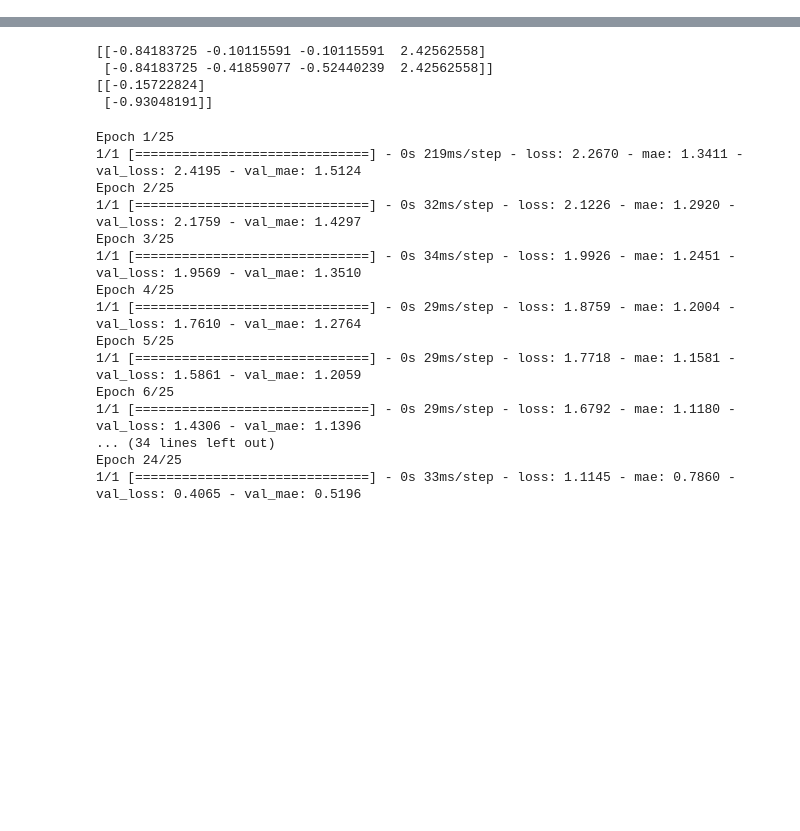
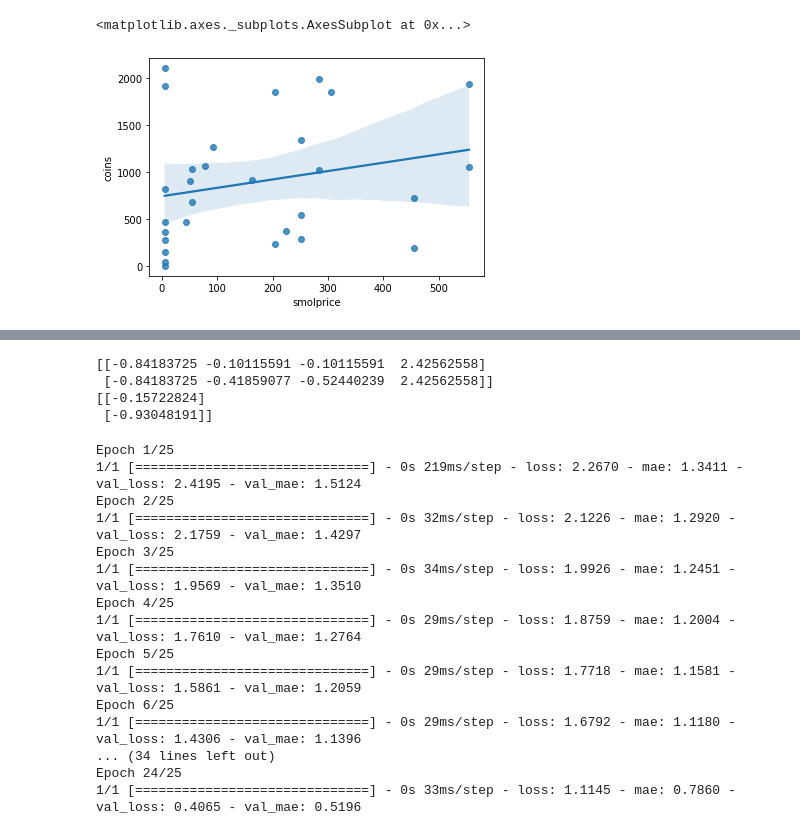
Before and after one commit to alicelambda/ml, a Jupyter notebook: Price prediction.ipynb, the cells around one changed output, grey strips where cells are left out. Drawn from its saved outputs; the diff is of its cells as text; code cells hidden in the pictures; blank space fills up the shorter version.

Commit message:
added seaborn graphs for better data analysis

```diff
--- a/Price prediction.ipynb
+++ b/Price prediction.ipynb
@@ -8,8 +10,9 @@ import datetime
 # %%
 from google.cloud import datastore
 import os
+import matplotlib as plt
 os.environ["GOOGLE_APPLICATION_CREDENTIALS"] = \
-    "/home/alice/Downloads/HCL-customer-application-c05a56fa9ccc.json"
+    "C:\\Users\\roman\\Downloads\\secrets.json"
 
 
 client = datastore.Client()
@@ -17,5 +20,4 @@ query = client.query(kind="pricedata")
 x = []
 y = []
 for i in query.fetch():
-    x.append([i['smolprice'], i['chonkprice'], i['absprice'],i["balance"]])
-    y.append([i['coins']])
+    x.append([i['smolprice'], i['chonkprice'], i['absprice'],i["balance"],i['coins']])
@@ -95,0 +29,3 @@ print(Y_train)
+# %%
+data = pd.DataFrame(x,columns=['smolprice','chonkprice','absprice','balance','coins'])
+data
@@ -95,0 +62,5 @@ print(Y_train)
+# %%
+sns.regplot(x=data['smolprice'], y=data['coins'])
+# %% [output]
+<matplotlib.axes._subplots.AxesSubplot at 0x...>
+[figure, added]
```
Also changed, not shown: parts of 14 cells of this notebook.
